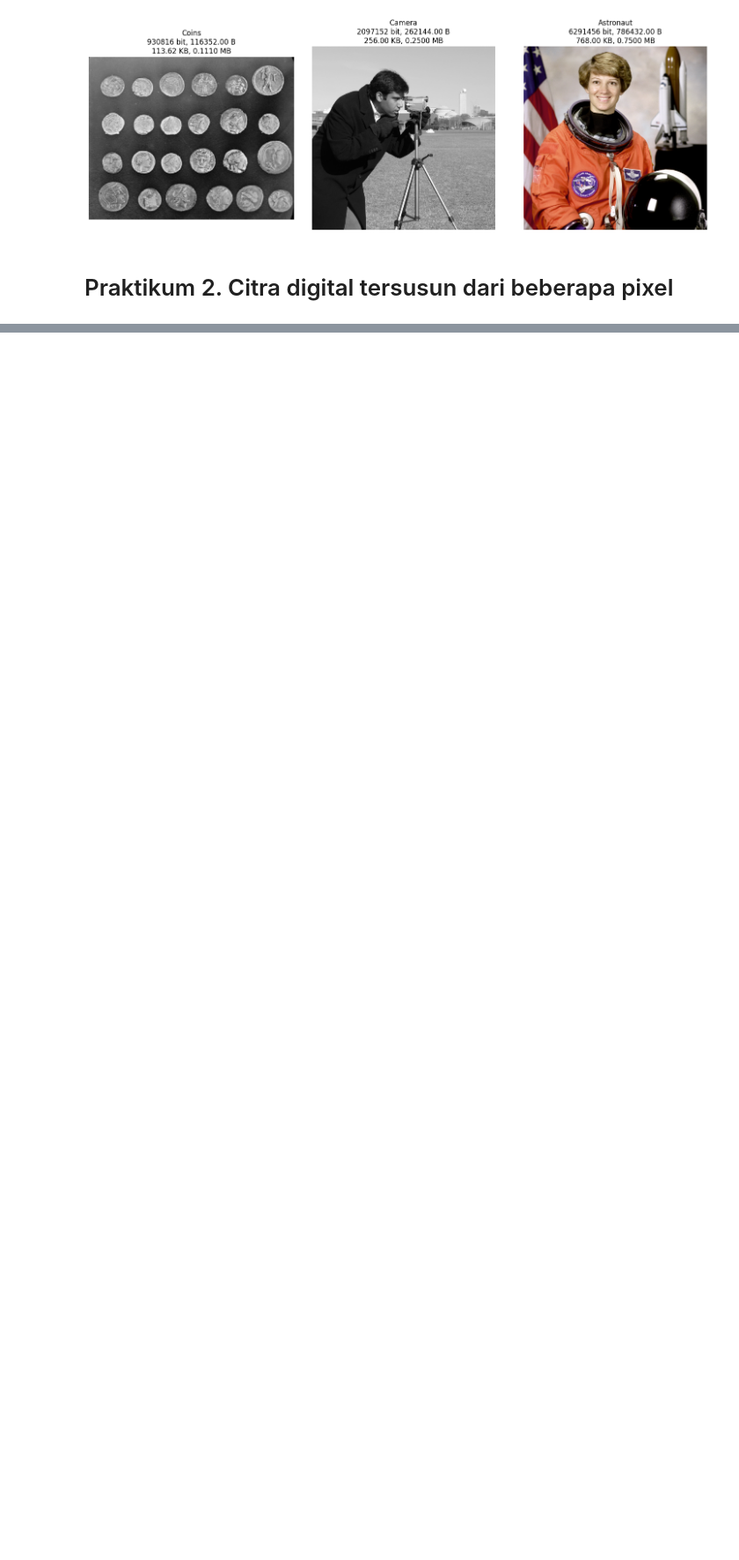
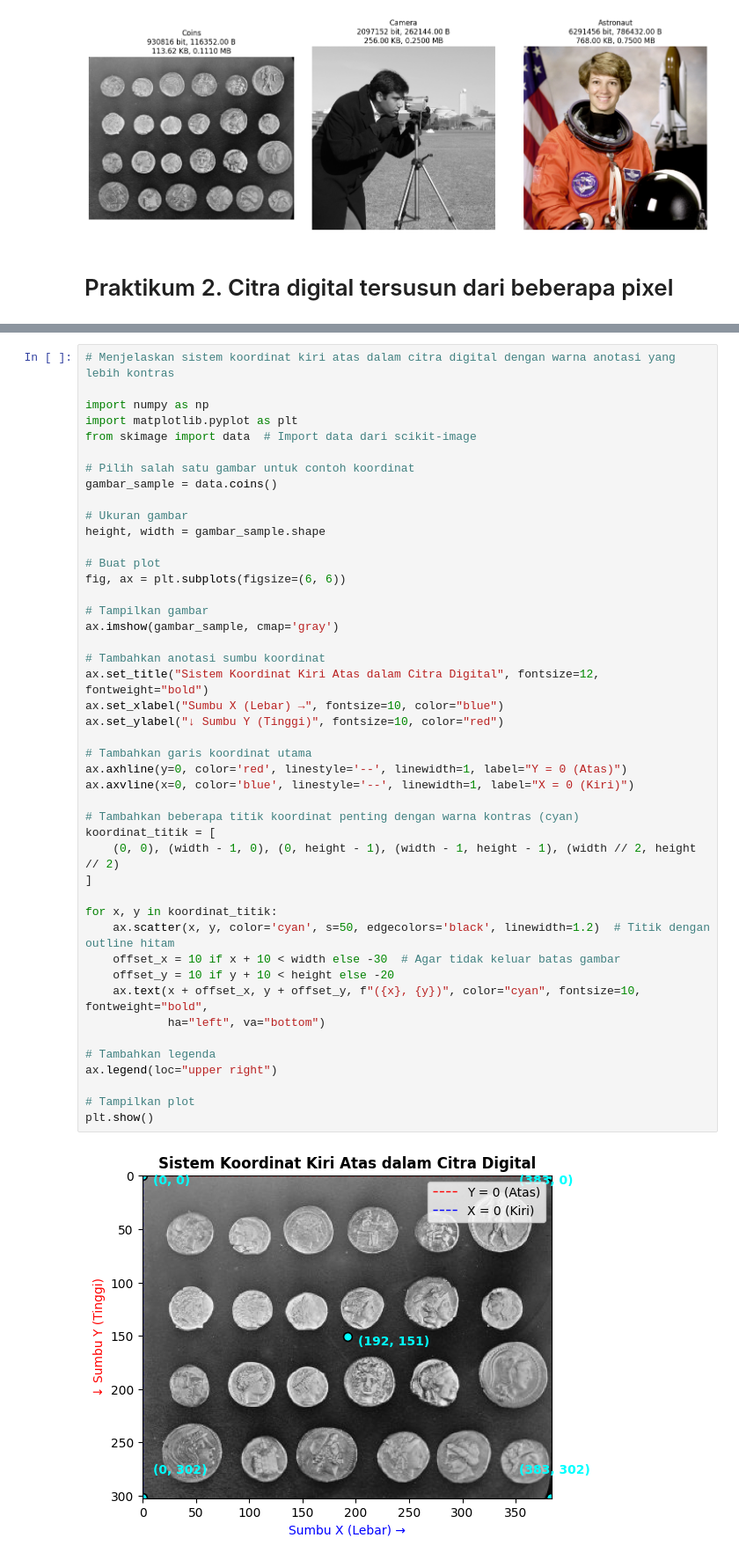
Before and after one commit to dirga05/TUBES_Pengolahan-Citra, a Jupyter notebook: Jobsheet01.ipynb, the cells around one changed output, grey strips where cells are left out. Shown at 88% size. Cells and saved outputs as stored; diff of their text form; blank space fills up the shorter version.

```diff
--- a/Jobsheet01.ipynb
+++ b/Jobsheet01.ipynb
@@ -110,0 +179,47 @@ plt.show()
+# %%
+# Menjelaskan sistem koordinat kiri atas dalam citra digital dengan warna anotasi yang lebih kontras
+
+import numpy as np
+import matplotlib.pyplot as plt
+from skimage import data  # Import data dari scikit-image
+
+# Pilih salah satu gambar untuk contoh koordinat
+gambar_sample = data.coins()
+
+# Ukuran gambar
+height, width = gambar_sample.shape
+
+# Buat plot
+fig, ax = plt.subplots(figsize=(6, 6))
+
+# Tampilkan gambar
+ax.imshow(gambar_sample, cmap='gray')
+
+# Tambahkan anotasi sumbu koordinat
+ax.set_title("Sistem Koordinat Kiri Atas dalam Citra Digital", fontsize=12, fontweight="bold")
+ax.set_xlabel("Sumbu X (Lebar) →", fontsize=10, color="blue")
+ax.set_ylabel("↓ Sumbu Y (Tinggi)", fontsize=10, color="red")
+
+# Tambahkan garis koordinat utama
+ax.axhline(y=0, color='red', linestyle='--', linewidth=1, label="Y = 0 (Atas)")
+ax.axvline(x=0, color='blue', linestyle='--', linewidth=1, label="X = 0 (Kiri)")
+
+# Tambahkan beberapa titik koordinat penting dengan warna kontras (cyan)
+koordinat_titik = [
+    (0, 0), (width - 1, 0), (0, height - 1), (width - 1, height - 1), (width // 2, height // 2)
+]
+
+for x, y in koordinat_titik:
+    ax.scatter(x, y, color='cyan', s=50, edgecolors='black', linewidth=1.2)  # Titik dengan outline hitam
+    offset_x = 10 if x + 10 < width else -30  # Agar tidak keluar batas gambar
+    offset_y = 10 if y + 10 < height else -20
+    ax.text(x + offset_x, y + offset_y, f"({x}, {y})", color="cyan", fontsize=10, fontweight="bold",
+            ha="left", va="bottom")
+
+# Tambahkan legenda
+ax.legend(loc="upper right")
+
+# Tampilkan plot
+plt.show()
+# %% [output]
+[figure, added]
```
Also changed, not shown: parts of 7 cells of this notebook.
